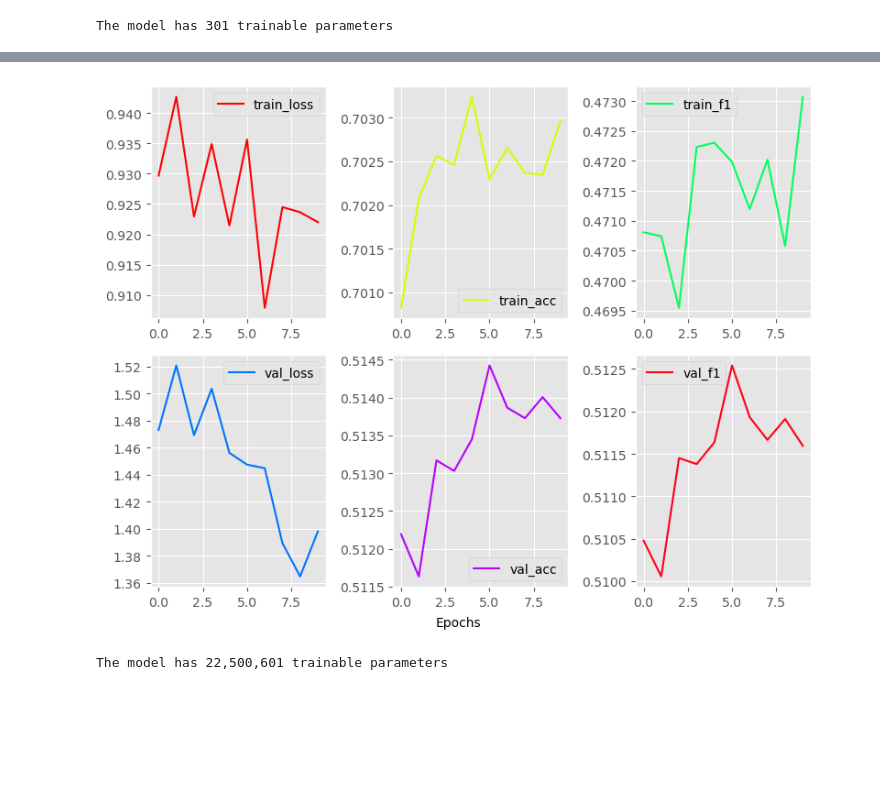
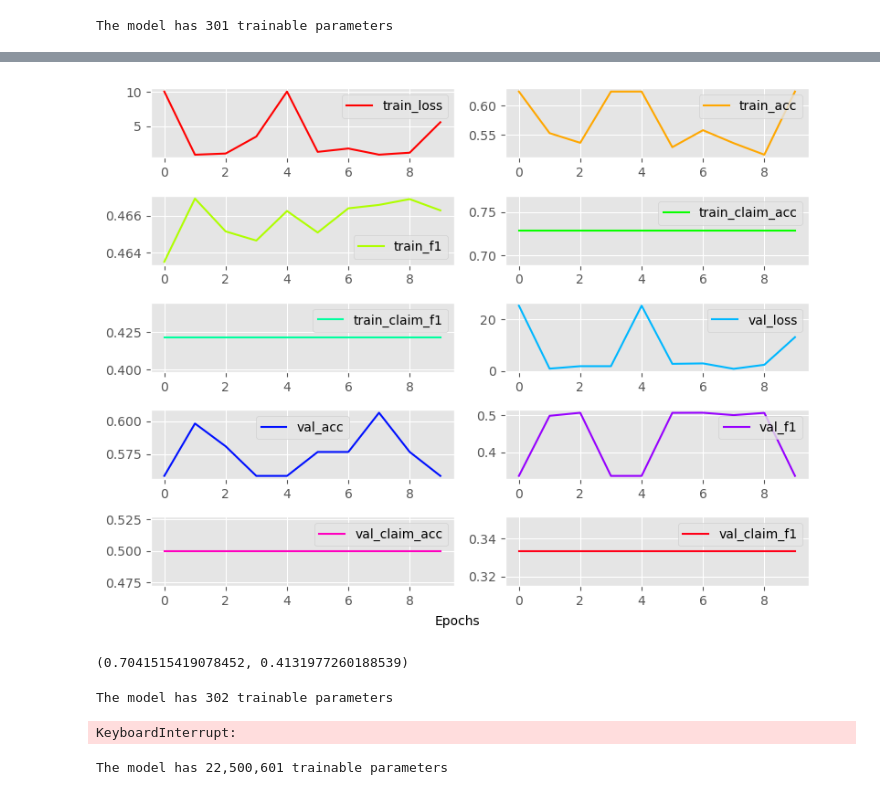
Before and after one commit to Wadaboa/nlp-assignments, a Jupyter notebook: fact_checking.ipynb, the cells around one changed output, grey strips where cells are left out. Cells and saved outputs as stored; diff of their text form; code cells hidden in the pictures; blank space fills up the shorter version.

Commit message:
add cosine similarity feature in fact checking nb

```diff
--- a/fact_checking.ipynb
+++ b/fact_checking.ipynb
@@ -292,14 +316,16 @@ def pad_batch(batch, padding_index, max_tokens):
     s.t. each tuple contains one (claim, evidence, label) triple
     and returns the same sequences padded with the padding token
     """
-    (claims, evidences, labels) = zip(*batch)
+    (ids, claims, evidences, labels) = zip(*batch)
     claims_lenghts = torch.tensor([len(x) for x in claims], dtype=torch.long)
     evidences_lenghts = torch.tensor([len(y) for y in evidences], dtype=torch.long)
     max_shape = (len(batch), max_tokens)
     padded_claims = static_padding(claims, max_shape, padding_index)
     padded_evidences = static_padding(evidences, max_shape, padding_index)
     labels_tensor = torch.tensor(labels, dtype=torch.float).reshape(len(batch), 1)
+    ids_tensor = torch.tensor(ids, dtype=torch.long)
     return (
+        ids_tensor,
         padded_claims,
         padded_evidences,
         labels_tensor,
@@ -334,7 +360,7 @@ collate_fn = partial(
 default_dataloader = partial(
     DataLoader,
     batch_size=BATCH_SIZE,
-    shuffle=False,
+    shuffle=True,
     collate_fn=collate_fn,
     pin_memory=True,
 )
@@ -788,6 +844,7 @@ def train_eval(
     val_dataloader,
     train_embeddings,
     val_embeddings,
+    gt_df,
     epochs=10,
 ):
     """
@@ -799,30 +856,45 @@ def train_eval(
         "train_loss": [],
         "train_acc": [],
         "train_f1": [],
+        "train_claim_acc": [],
+        "train_claim_f1": [],
         "val_loss": [],
         "val_acc": [],
         "val_f1": [],
+        "val_claim_acc": [],
+        "val_claim_f1": [],
     }
     epoch_progress = tqdm(range(epochs), desc="Epoch", leave=True)
     best_val_loss = np.inf
     for epoch in epoch_progress:
         # Perform training
-        train_loss, train_acc, train_f1 = train(
-            model, train_dataloader, train_embeddings,
+        train_loss, train_acc, train_f1, train_claim_acc, train_claim_f1 = train(
+            model, train_dataloader, train_embeddings, gt_df[gt_df["split"] == "train"]
         )
         history["train_loss"].append(train_loss)
         history["train_acc"].append(train_acc)
         history["train_f1"].append(train_f1)
+        history["train_claim_acc"].append(train_claim_acc)
+        history["train_claim_f1"].append(train_claim_f1)
 
         # Perform evaluation
-        val_loss, val_acc, val_f1 = evaluate(model, val_dataloader, val_embeddings)
+        val_loss, val_acc, val_f1, val_claim_acc, val_claim_f1 = evaluate(
+            model, val_dataloader, val_embeddings, gt_df[gt_df["split"] == "val"]
+        )
         history["val_loss"].append(val_loss)
         history["val_acc"].append(val_acc)
         history["val_f1"].append(val_f1)
+        history["val_claim_acc"].append(val_claim_acc)
+        history["val_claim_f1"].append(val_claim_f1)
 
         # Update progress bar
         epoch_progress.set_postfix(
-            {"train_f1": f"{train_f1 * 100:.2f}", "val_f1": f"{val_f1 * 100:.2f}"}
+            {
+                "train_f1": f"{train_f1 * 100:.2f}",
+                "val_f1": f"{val_f1 * 100:.2f}",
+                "train_claim_f1": f"{train_claim_f1 * 100:.2f}",
+                "val_claim_f1": f"{val_claim_f1 * 100:.2f}",
+            }
         )
 
         # Save the best model so far
@@ -834,7 +906,9 @@ def train_eval(
         f"Final validation results:",
         f"Loss: {history['val_loss'][-1]:.3f} |",
         f"Accuracy: {history['val_acc'][-1] * 100:.2f}% |",
-        f"F1: {history['val_f1'][-1] * 100:.2f}%",
+        f"F1: {history['val_f1'][-1] * 100:.2f}% |",
+        f"Claim accuracy: {history['val_claim_acc'][-1] * 100:.2f}% |",
+        f"Claim F1: {history['val_claim_f1'][-1] * 100:.2f}%",
     )
 
     return history
@@ -874,7 +948,8 @@ actual_train_eval = partial(
     val_dataloader=val_dataloader,
     train_embeddings=embedding_matrices["train"],
     val_embeddings=embedding_matrices["val"],
-    epochs=NUM_EPOCHS
+    gt_df=gt_df,
+    epochs=NUM_EPOCHS,
 )
 # %%
 bov_mean_model = FactCheckingModel(
@@ -895,7 +987,33 @@ Final validation results: Loss: 1.398 | Accuracy: 51.37% | F1: 51.16%
 # %%
-plot_history(bov_mean_model_history)
+plot_history(bov_mean_model_history, nrows=5, ncols=2)
 # %% [output]
-[figure, old version]
+[figure, new version]
+# %%
+test(
+    bov_mean_model,
+    test_dataloader,
+    embedding_matrices["test"],
+    gt_df[gt_df["split"] == "test"],
+)
+# %% [output]
+(0.7041515419078452, 0.4131977260188539)
+# %%
+bov_mean_sim_model = FactCheckingModel(
+    EMBEDDING_DIMENSION,
+    MAX_TOKENS,
+    lr=LEARNING_RATE,
+    padding_index=vocabulary.from_string[PADDING_TOKEN],
+    sentence_strategy="bov",
+    merging_strategy="mean",
+    cosine_similarity=True
+)
+print(f"The model has {bov_mean_sim_model.count_parameters():,} trainable parameters")
+# %% [output]
+The model has 302 trainable parameters
+# %%
+bov_mean_sim_model_history = actual_train_eval(bov_mean_sim_model, "bov_mean_sim_model",)
+# %% [output]
+KeyboardInterrupt:
 # %%
 mlp_mean_model = FactCheckingModel(
     EMBEDDING_DIMENSION,
```
Also changed, not shown: parts of 17 cells of this notebook, 1 other file.
